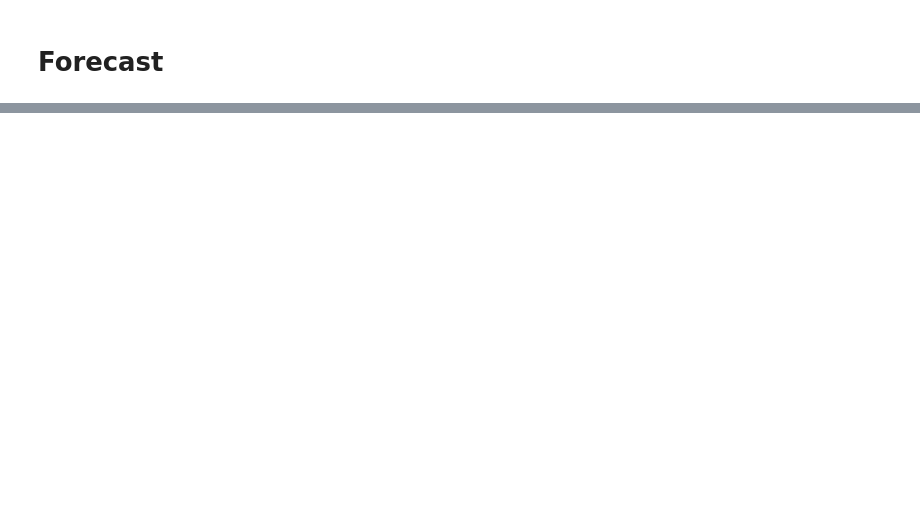
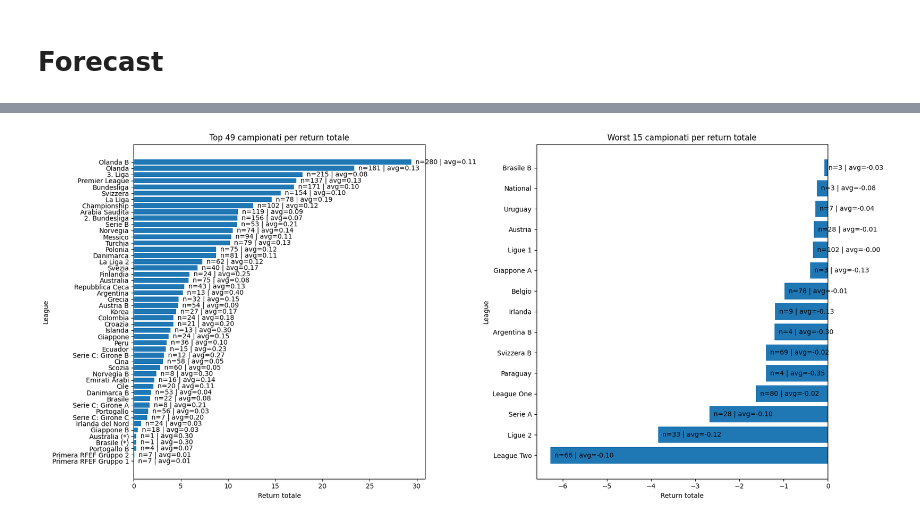
Before and after one commit to NickOLeeney/bet-master-analytics, a Jupyter notebook: src/strategies/greedy_model_analysis.ipynb, the cells around one changed output, grey strips where cells are left out. Saved outputs shown, nothing was run; the diff lists cells and outputs as text; code cells hidden in the pictures; blank space fills up the shorter version.

```diff
--- a/src/strategies/greedy_model_analysis.ipynb
+++ b/src/strategies/greedy_model_analysis.ipynb
@@ -156,0 +172,6 @@ weekly_return, stats = analyze_strategies(df_final, strategies=strategy_dict.key
+# %%
+df_final = df_final.rename(columns={"team_league": "league"})
+# %%
+top_leagues = get_best_leagues(df_final, strategies=strategy_dict.keys())
+# %% [output]
+[figure, added]
```
Also changed, not shown: parts of 10 cells of this notebook, 6 other files.
